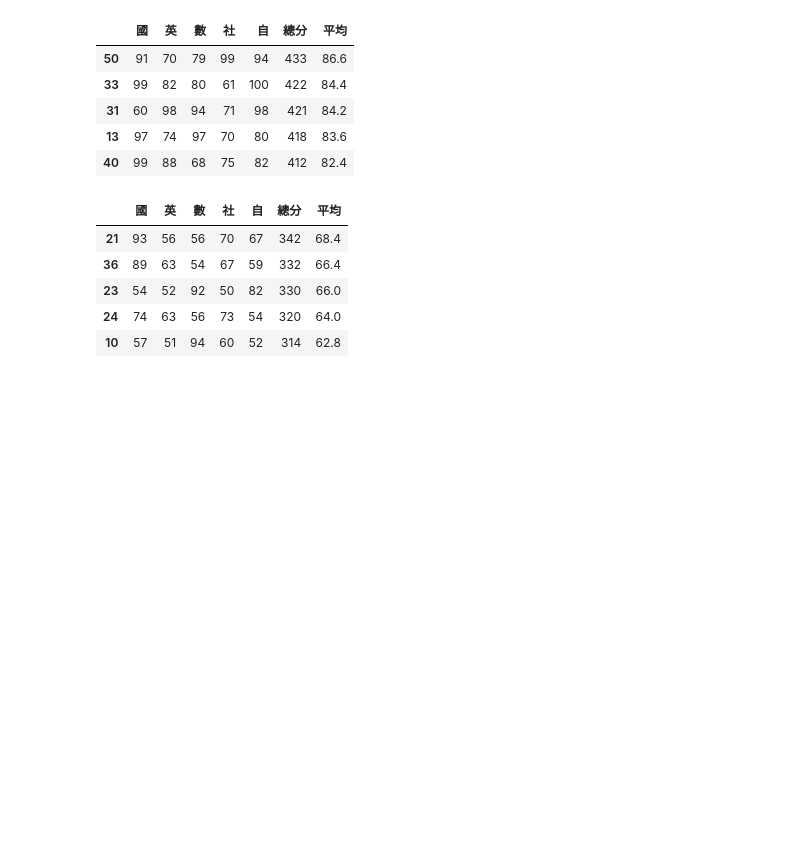
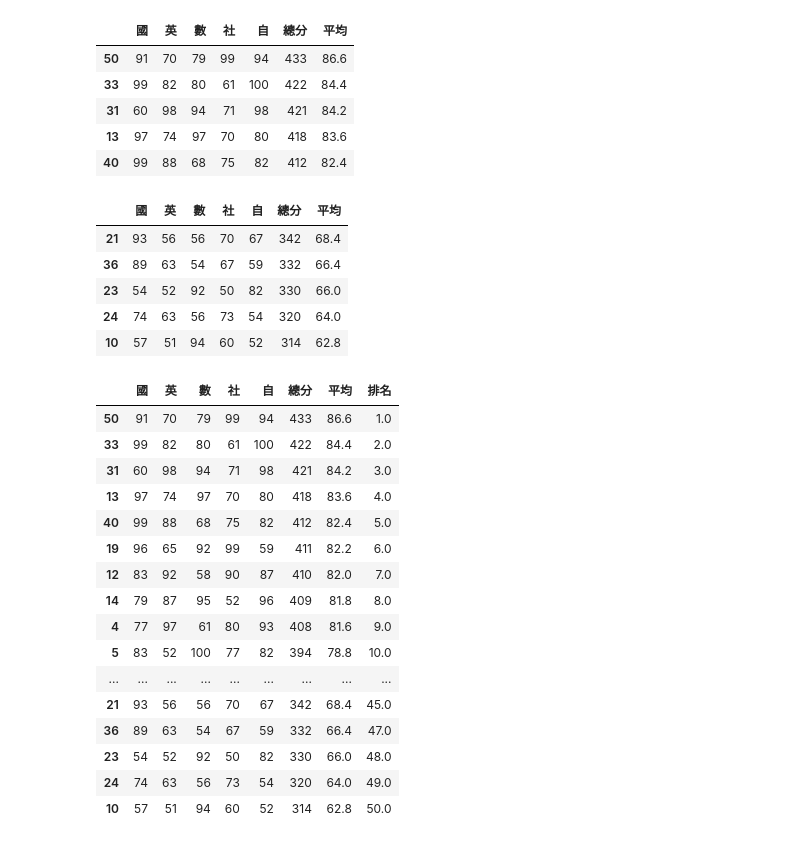
Before and after one commit to Kuangkuang390/_1130625-python, a Jupyter notebook: lesson11.ipynb, the cells around one changed output. Saved outputs shown, nothing was run; the diff lists cells and outputs as text; code cells hidden in the pictures; blank space fills up the shorter version.

```diff
--- a/lesson11.ipynb
+++ b/lesson11.ipynb
@@ -238,3 +238,25 @@ df2.iloc[-5:]
 | 23 | 54 | 52 | 92 | 50 | 82 | 330 | 66.0 |
 | 24 | 74 | 63 | 56 | 73 | 54 | 320 | 64.0 |
 | 10 | 57 | 51 | 94 | 60 | 52 | 314 | 62.8 |
+# %%
+df2['排名']=df1['總分'].rank(method='first',ascending=False)
+# %%
+df2
+# %% [output]
+|  | 國 | 英 | 數 | 社 | 自 | 總分 | 平均 | 排名 |
+| 50 | 91 | 70 | 79 | 99 | 94 | 433 | 86.6 | 1.0 |
+| 33 | 99 | 82 | 80 | 61 | 100 | 422 | 84.4 | 2.0 |
+| 31 | 60 | 98 | 94 | 71 | 98 | 421 | 84.2 | 3.0 |
+| 13 | 97 | 74 | 97 | 70 | 80 | 418 | 83.6 | 4.0 |
+| 40 | 99 | 88 | 68 | 75 | 82 | 412 | 82.4 | 5.0 |
+| 19 | 96 | 65 | 92 | 99 | 59 | 411 | 82.2 | 6.0 |
+| 12 | 83 | 92 | 58 | 90 | 87 | 410 | 82.0 | 7.0 |
+| 14 | 79 | 87 | 95 | 52 | 96 | 409 | 81.8 | 8.0 |
+| 4 | 77 | 97 | 61 | 80 | 93 | 408 | 81.6 | 9.0 |
+| 5 | 83 | 52 | 100 | 77 | 82 | 394 | 78.8 | 10.0 |
+| ... | ... | ... | ... | ... | ... | ... | ... | ... |
+| 21 | 93 | 56 | 56 | 70 | 67 | 342 | 68.4 | 45.0 |
+| 36 | 89 | 63 | 54 | 67 | 59 | 332 | 66.4 | 47.0 |
+| 23 | 54 | 52 | 92 | 50 | 82 | 330 | 66.0 | 48.0 |
+| 24 | 74 | 63 | 56 | 73 | 54 | 320 | 64.0 | 49.0 |
+| 10 | 57 | 51 | 94 | 60 | 52 | 314 | 62.8 | 50.0 |
```
Also changed, not shown: 3 other files.
